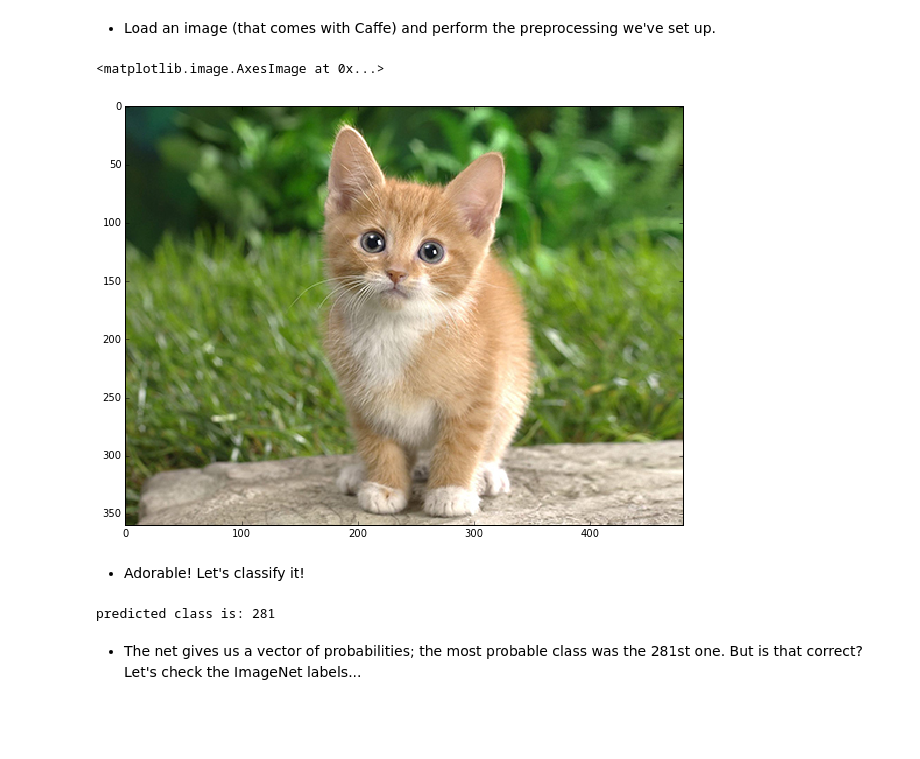
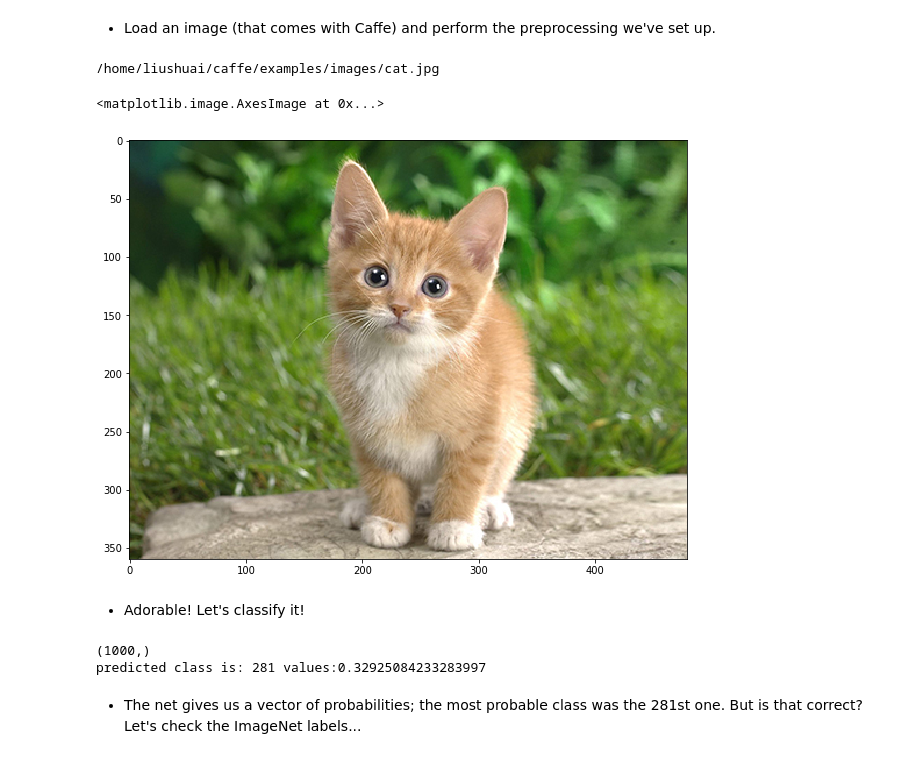
Before and after one commit to bleedingfight/caffe-env, a Jupyter notebook: examples/00-classification.ipynb, the cells around one changed output. Drawn from its saved outputs; the diff is of its cells as text; code cells hidden in the pictures; blank space fills up the shorter version.

```diff
--- a/examples/00-classification.ipynb
+++ b/examples/00-classification.ipynb
@@ -25,8 +25,9 @@ plt.rcParams['image.cmap'] = 'gray'  # use grayscale output rather than a (poten
 # The caffe module needs to be on the Python path;
 #  we'll add it here explicitly.
 import sys
-caffe_root = '../'  # this file should be run from {caffe_root}/examples (otherwise change this line)
-sys.path.insert(0, caffe_root + 'python')
-
+import os
+caffe_root = os.environ['HOME']+"/caffe"  # this file should be run from {caffe_root}/examples (otherwise change this line)
+sys.path.insert(0, os.path.join( caffe_root,'python'))
+print("Caffe Home:{}".format(caffe_root))
 import caffe
 # If you get "No module named _caffe", either you have not built pycaffe or you have the wrong path.
@@ -48,8 +51,8 @@ CaffeNet found.
 # %%
 caffe.set_mode_cpu()
 
-model_def = caffe_root + 'models/bvlc_reference_caffenet/deploy.prototxt'
-model_weights = caffe_root + 'models/bvlc_reference_caffenet/bvlc_reference_caffenet.caffemodel'
+model_def = os.path.join(caffe_root ,'models/bvlc_reference_caffenet/deploy.prototxt')
+model_weights = os.path.join(caffe_root ,'models/bvlc_reference_caffenet/bvlc_reference_caffenet.caffemodel')
 
 net = caffe.Net(model_def,      # defines the structure of the model
                 model_weights,  # contains the trained weights
@@ -62,9 +65,9 @@ net = caffe.Net(model_def,      # defines the structure of the model
     As matplotlib will load images with values in the range [0, 1] in RGB format with the channel as the _innermost_ dimension, we are arranging for the needed transformations here.
 # %%
 # load the mean ImageNet image (as distributed with Caffe) for subtraction
-mu = np.load(caffe_root + 'python/caffe/imagenet/ilsvrc_2012_mean.npy')
+mu = np.load(os.path.join(caffe_root , 'python/caffe/imagenet/ilsvrc_2012_mean.npy'))
 mu = mu.mean(1).mean(1)  # average over pixels to obtain the mean (BGR) pixel values
-print 'mean-subtracted values:', zip('BGR', mu)
+print('mean-subtracted values:', zip('BGR', mu))
 
 # create transformer for the input called 'data'
 transformer = caffe.io.Transformer({'data': net.blobs['data'].data.shape})
@@ -88,12 +91,15 @@ net.blobs['data'].reshape(50,        # batch size
 # %% [markdown]
 * Load an image (that comes with Caffe) and perform the preprocessing we've set up.
 # %%
-image = caffe.io.load_image(caffe_root + 'examples/images/cat.jpg')
+image_path = os.path.join(caffe_root,'examples/images/cat.jpg')
+print(image_path)
+image = caffe.io.load_image(image_path)
 transformed_image = transformer.preprocess('data', image)
 plt.imshow(image)
 # %% [output]
-<matplotlib.image.AxesImage at 0x...>
+/home/liushuai/caffe/examples/images/cat.jpg
+<matplotlib.image.AxesImage at 0x...>
-[figure, old version]
+[figure, new version]
 # %% [markdown]
 * Adorable! Let's classify it!
 # %%
@@ -104,10 +110,12 @@ net.blobs['data'].data[...] = transformed_image
 output = net.forward()
 
 output_prob = output['prob'][0]  # the output probability vector for the first image in the batch
-
-print 'predicted class is:', output_prob.argmax()
+print(output_prob.shape)
+print('predicted class is:', output_prob.argmax(),'values:{}'.format(np.max(output_prob)))
+np.save('caffe_output.npy',output_prob)
 # %% [output]
-predicted class is: 281
+(1000,)
+predicted class is: 281 values:0.32925084233283997
 # %% [markdown]
 * The net gives us a vector of probabilities; the most probable class was the 281st one. But is that correct? Let's check the ImageNet labels...
 # %%
```
Also changed, not shown: parts of 15 cells of this notebook, 15 other files.
